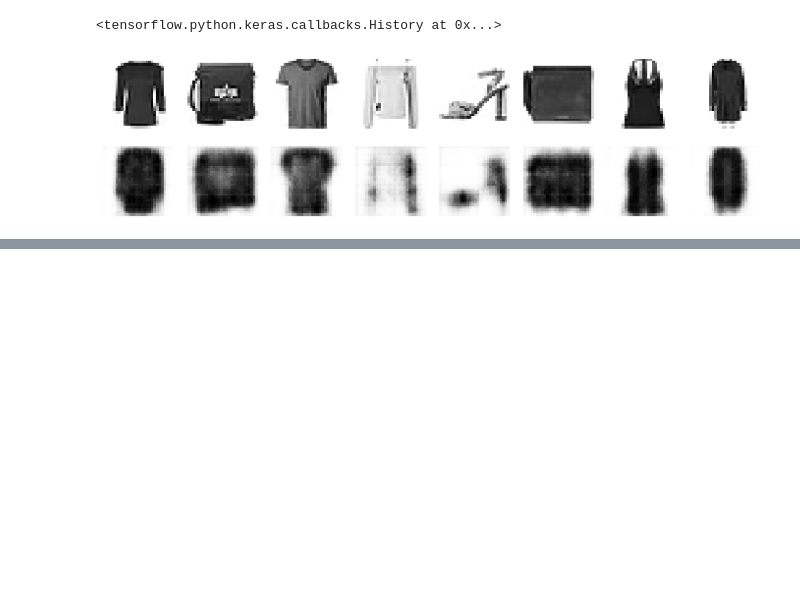
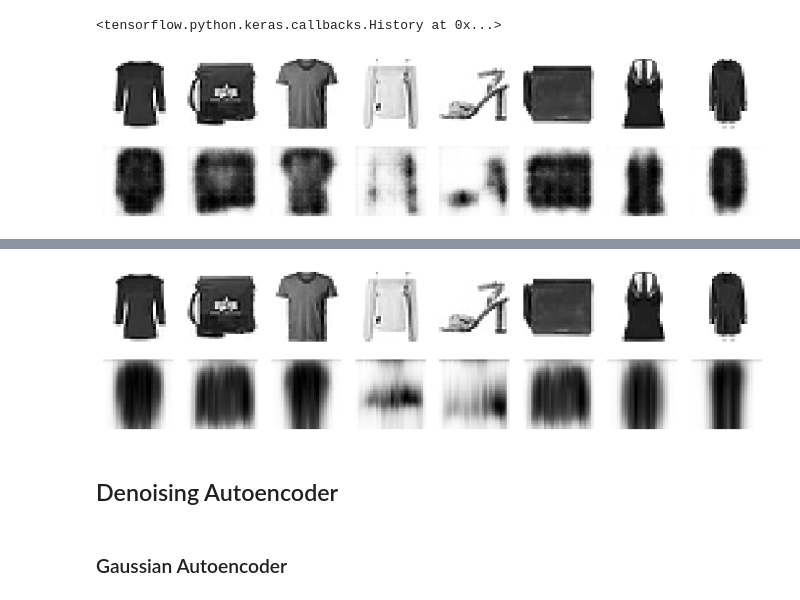
Before and after one commit to rahhul/GAN_Notebooks, a Jupyter notebook: GANs.ipynb, the cells around one changed output, grey strips where cells are left out. Cells and saved outputs as stored; diff of their text form; code cells hidden in the pictures; blank space fills up the shorter version.

```diff
--- a/GANs.ipynb
+++ b/GANs.ipynb
@@ -453,0 +458,21 @@ show_reconstructions(conv_ae)
+# %%
+np.random.seed(42)
+tf.random.set_seed(42)
+
+recurrent_encoder = Sequential([
+            LSTM(100, return_sequences=True, input_shape=[28, 28]),
+            LSTM(30)
+])
+
+recurrent_decoder = Sequential([
+            RepeatVector(28, input_shape=[30]),
+            LSTM(100, return_sequences=True),
+            TimeDistributed(Dense(28, activation='sigmoid'))
+])
+
+recurrent_ae = Sequential([recurrent_encoder, recurrent_decoder])
+# %%
+recurrent_ae.compile(loss='binary_crossentropy', optimizer=optimizer, metrics=[rounded_accuracy])
+# %%
+history = recurrent_ae.fit(X_train, X_train, epochs=15,
+                           validation_data = (X_valid, X_valid))
@@ -453,0 +497,8 @@ show_reconstructions(conv_ae)
+# %%
+show_reconstructions(recurrent_ae)
+# %% [output]
+[figure, added]
+# %% [markdown]
+## Denoising Autoencoder
+# %% [markdown]
+### Gaussian Autoencoder
```
Also changed, not shown: parts of 29 cells of this notebook.
